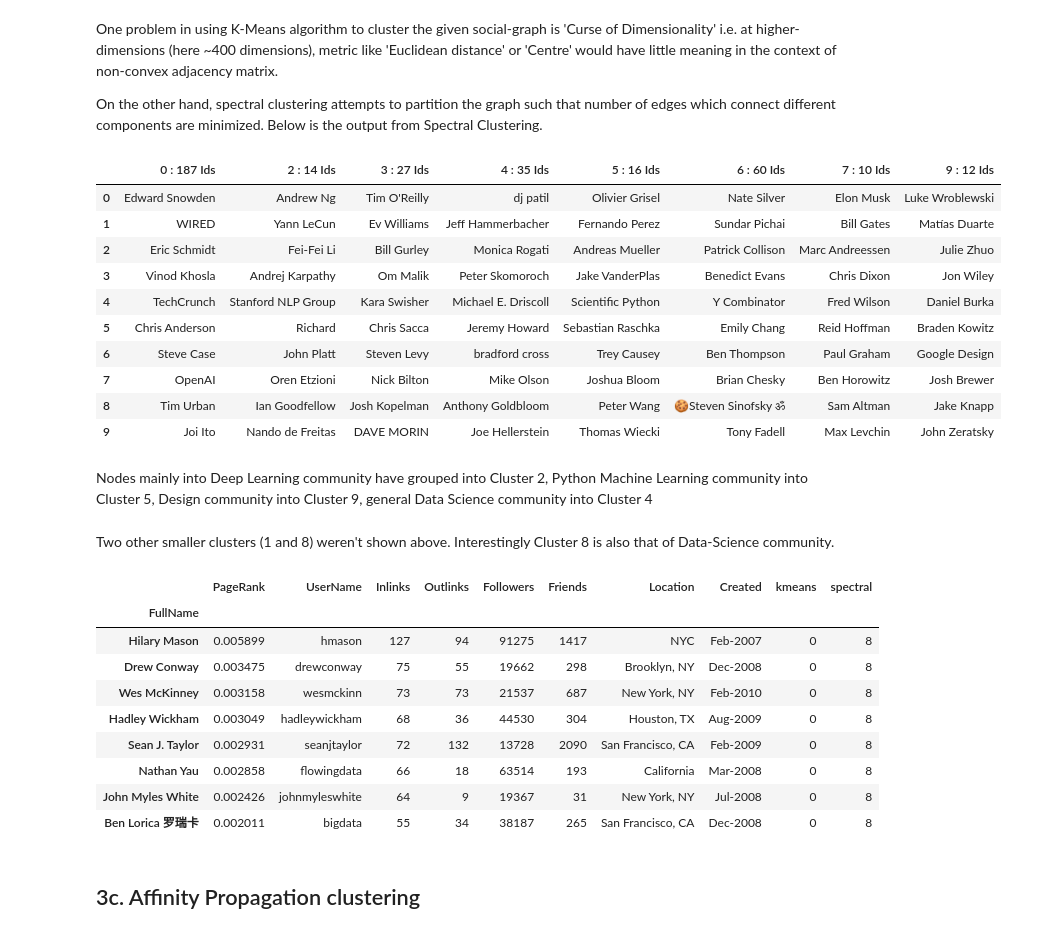
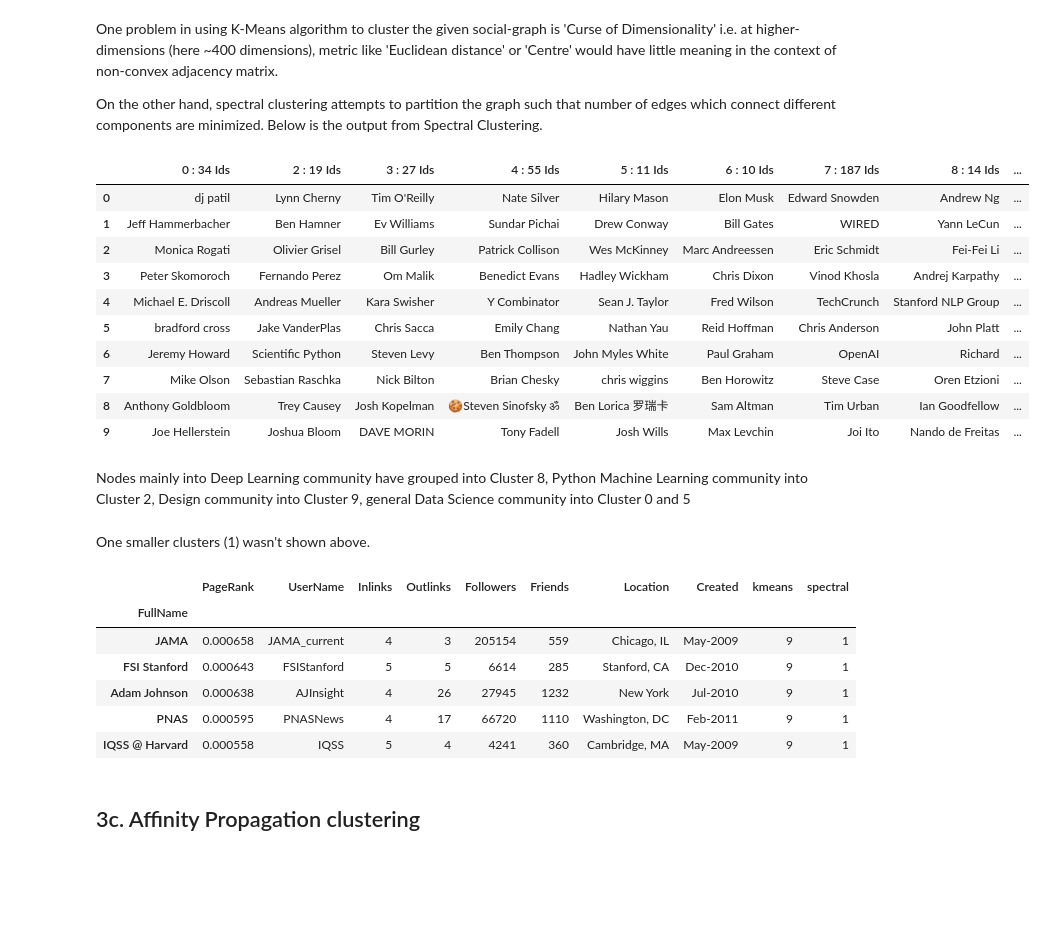
Before and after one commit to balaca/twitter_graph, a Jupyter notebook: Twitter_PageRankAnalysis.ipynb, the cells around one changed output. Saved outputs shown, nothing was run; the diff lists cells and outputs as text; code cells hidden in the pictures; blank space fills up the shorter version.

Commit message:
Code-Update Python 3

```diff
--- a/Twitter_PageRankAnalysis.ipynb
+++ b/Twitter_PageRankAnalysis.ipynb
@@ -73,8 +76,8 @@ api
 # %%
 # 'Self' and Friends of Self
 
-self_node =  api.GetUser(screen_name = self_screen_name)
-self_node_id = unicode(self_node.id)                        # Twitter Id of Self
+self_node    =  api.GetUser(screen_name = self_screen_name)
+self_node_id =  str(self_node.id)                      # Twitter Id of Self
 
 friends_of_self = api.GetFriendIDs(user_id = self_node_id,
                                    screen_name = self_screen_name ,
@@ -160,17 +163,18 @@ def lookup_in_cache(friendsIdsList):
 
     i = 0
     while (i < len(to_fetch_list) * 1./100):
-        print("Cache-Miss for " + str(len(to_fetch_list)) +  " nodes. Querying their Profiles.")
+        print("... Cache-Miss for " + str(len(to_fetch_list)) +  " nodes. Updating Cache...")
         low, high = i * 100, min( len(to_fetch_list), (i+1)*100 )  # UsersLookup api
         twitterObjectsList = api.UsersLookup(user_id = to_fetch_list[low:high])
 
-        temp = zip(*[( unicode(tempObject.screen_name),             #ScreenName
-                      tempObject.name.encode('utf-8').strip(),      #Name
-                      unicode(tempObject.followers_count),          #Followers
-                      unicode(tempObject.friends_count),            #Friends
-                      tempObject.location.encode('utf-8').strip(),  #Location
-                      tempObject.created_at.encode('utf-8').strip() #CreatedAt
+        temp = zip(*[( tempObject.screen_name,        #ScreenName
+                      tempObject.name,                #Name
+                      tempObject.followers_count,     #Followers
+                      tempObject.friends_count,       #Friends
+                      tempObject.location,            #Location
+                      tempObject.created_at           #CreatedAt
                      ) for tempObject in twitterObjectsList])
+        temp = list(temp)
 
         UserNameList    += list(temp[0])
         namesList       += list(temp[1])
@@ -199,7 +203,6 @@ def lookup_in_cache(friendsIdsList):
         cache = cache.append(delta_cache)
         cache.to_csv(cache_filename)
 
-    #cache = cache[['UserName', 'FullName', 'Followers_count','Friends_count', 'Location', 'Created_at' ]]
     return cache.loc[friendsIdsList]
 # %%
 # Display cluster-wise most-influential users, for the given clustering algo
@@ -410,7 +419,7 @@ K Means is a point-assignment based clustering-algorithm: here we start with k p
 Here we are more interested in clustering inherent in who-follows-me (network-driven) graph, rather than who-do-I-follow (self-driven). So the approach is to represent the nodes as Observations and whether other nodes follow them or not (1 or 0) as Features (One observation per row, and one feature per column) Thus the input matrix must be such that any value in cell implies whether node in the column follows node in the row.
 # %%
 from sklearn.cluster import KMeans
-est = KMeans(max_iter = 100000, n_clusters = n_clusters, n_init = 250, init='k-means++')
+est = KMeans(max_iter = 100000, n_clusters = n_clusters, n_init = 200, init='k-means++')
 results_df['kmeans'] = est.fit_predict(binaryMap_cfr)
 
 top_nodes_in_cluster(results_df.sort_values( by = 'PageRank', ascending =False),
@@ -436,44 +445,40 @@ On the other hand, spectral clustering attempts to partition the graph such that
 # %%
 from sklearn import cluster
 
-spectral = cluster.SpectralClustering(n_clusters=n_clusters,
+spectral = cluster.SpectralClustering(n_clusters=n_clusters,  n_init = 500,
                                           eigen_solver='arpack',
                                           affinity="nearest_neighbors")
 spectral.fit(binaryMap_cfr)
 results_df['spectral'] = spectral.labels_.astype(np.int)
 
 top_nodes_in_cluster(results_df.sort_values( by = 'PageRank', ascending =False),
                      'spectral', n_clusters)
 # %% [output]
-|  | 0 : 187 Ids | 2 : 14 Ids | 3 : 27 Ids | 4 : 35 Ids | 5 : 16 Ids | 6 : 60 Ids | 7 : 10 Ids | 9 : 12 Ids |
-| 0 | Edward Snowden | Andrew Ng | Tim O'Reilly | dj patil | Olivier Grisel | Nate Silver | Elon Musk | Luke Wroblewski |
-| 1 | WIRED | Yann LeCun | Ev Williams | Jeff Hammerbacher | Fernando Perez | Sundar Pichai | Bill Gates | Matías Duarte |
-| 2 | Eric Schmidt | Fei-Fei Li | Bill Gurley | Monica Rogati | Andreas Mueller | Patrick Collison | Marc Andreessen | Julie Zhuo |
-| 3 | Vinod Khosla | Andrej Karpathy | Om Malik | Peter Skomoroch | Jake VanderPlas | Benedict Evans | Chris Dixon | Jon Wiley |
-| 4 | TechCrunch | Stanford NLP Group | Kara Swisher | Michael E. Driscoll | Scientific Python | Y Combinator | Fred Wilson | Daniel Burka |
-| 5 | Chris Anderson | Richard | Chris Sacca | Jeremy Howard | Sebastian Raschka | Emily Chang | Reid Hoffman | Braden Kowitz |
-| 6 | Steve Case | John Platt | Steven Levy | bradford cross | Trey Causey | Ben Thompson | Paul Graham | Google Design |
-| 7 | OpenAI | Oren Etzioni | Nick Bilton | Mike Olson | Joshua Bloom | Brian Chesky | Ben Horowitz | Josh Brewer |
-| 8 | Tim Urban | Ian Goodfellow | Josh Kopelman | Anthony Goldbloom | Peter Wang | 🍪Steven Sinofsky ॐ | Sam Altman | Jake Knapp |
-| 9 | Joi Ito | Nando de Freitas | DAVE MORIN | Joe Hellerstein | Thomas Wiecki | Tony Fadell | Max Levchin | John Zeratsky |
+|  | 0 : 34 Ids | 2 : 19 Ids | 3 : 27 Ids | 4 : 55 Ids | 5 : 11 Ids | 6 : 10 Ids | 7 : 187 Ids | 8 : 14 Ids | ... |
+| 0 | dj patil | Lynn Cherny | Tim O'Reilly | Nate Silver | Hilary Mason | Elon Musk | Edward Snowden | Andrew Ng | ... |
+| 1 | Jeff Hammerbacher | Ben Hamner | Ev Williams | Sundar Pichai | Drew Conway | Bill Gates | WIRED | Yann LeCun | ... |
+| 2 | Monica Rogati | Olivier Grisel | Bill Gurley | Patrick Collison | Wes McKinney | Marc Andreessen | Eric Schmidt | Fei-Fei Li | ... |
+| 3 | Peter Skomoroch | Fernando Perez | Om Malik | Benedict Evans | Hadley Wickham | Chris Dixon | Vinod Khosla | Andrej Karpathy | ... |
+| 4 | Michael E. Driscoll | Andreas Mueller | Kara Swisher | Y Combinator | Sean J. Taylor | Fred Wilson | TechCrunch | Stanford NLP Group | ... |
+| 5 | bradford cross | Jake VanderPlas | Chris Sacca | Emily Chang | Nathan Yau | Reid Hoffman | Chris Anderson | John Platt | ... |
+| 6 | Jeremy Howard | Scientific Python | Steven Levy | Ben Thompson | John Myles White | Paul Graham | OpenAI | Richard | ... |
+| 7 | Mike Olson | Sebastian Raschka | Nick Bilton | Brian Chesky | chris wiggins | Ben Horowitz | Steve Case | Oren Etzioni | ... |
+| 8 | Anthony Goldbloom | Trey Causey | Josh Kopelman | 🍪Steven Sinofsky ॐ | Ben Lorica 罗瑞卡 | Sam Altman | Tim Urban | Ian Goodfellow | ... |
+| 9 | Joe Hellerstein | Joshua Bloom | DAVE MORIN | Tony Fadell | Josh Wills | Max Levchin | Joi Ito | Nando de Freitas | ... |
 # %% [markdown]
-Nodes mainly into Deep Learning community have grouped into Cluster 2, Python Machine Learning community into Cluster 5, Design community into Cluster 9, general Data Science community into Cluster 4
+Nodes mainly into Deep Learning community have grouped into Cluster 8, Python Machine Learning community into Cluster 2, Design community into Cluster 9, general Data Science community into Cluster 0 and 5
-# %% [markdown]
-Two other smaller clusters (1 and 8) weren't shown above.
-Interestingly Cluster 8 is also that of Data-Science community.
+# %% [markdown]
+One smaller clusters (1) wasn't shown above.
 # %%
-results_df [results_df['spectral'].isin([8])].sort_values(by = 'PageRank', ascending =False).set_index('FullName')
+results_df [results_df['spectral'].isin([1])].sort_values(by = 'PageRank', ascending =False).set_index('FullName').head()
 # %% [output]
 |  | PageRank | UserName | Inlinks | Outlinks | Followers | Friends | Location | Created | kmeans | spectral |
 | FullName |  |  |  |  |  |  |  |  |  |  |
-| Hilary Mason | 0.005899 | hmason | 127 | 94 | 91275 | 1417 | NYC | Feb-2007 | 0 | 8 |
-| Drew Conway | 0.003475 | drewconway | 75 | 55 | 19662 | 298 | Brooklyn, NY | Dec-2008 | 0 | 8 |
-| Wes McKinney | 0.003158 | wesmckinn | 73 | 73 | 21537 | 687 | New York, NY | Feb-2010 | 0 | 8 |
-| Hadley Wickham | 0.003049 | hadleywickham | 68 | 36 | 44530 | 304 | Houston, TX | Aug-2009 | 0 | 8 |
-| Sean J. Taylor | 0.002931 | seanjtaylor | 72 | 132 | 13728 | 2090 | San Francisco, CA | Feb-2009 | 0 | 8 |
-| Nathan Yau | 0.002858 | flowingdata | 66 | 18 | 63514 | 193 | California | Mar-2008 | 0 | 8 |
-| John Myles White | 0.002426 | johnmyleswhite | 64 | 9 | 19367 | 31 | New York, NY | Jul-2008 | 0 | 8 |
-| Ben Lorica 罗瑞卡 | 0.002011 | bigdata | 55 | 34 | 38187 | 265 | San Francisco, CA | Dec-2008 | 0 | 8 |
+| JAMA | 0.000658 | JAMA_current | 4 | 3 | 205154 | 559 | Chicago, IL | May-2009 | 9 | 1 |
+| FSI Stanford | 0.000643 | FSIStanford | 5 | 5 | 6614 | 285 | Stanford, CA | Dec-2010 | 9 | 1 |
+| Adam Johnson | 0.000638 | AJInsight | 4 | 26 | 27945 | 1232 | New York | Jul-2010 | 9 | 1 |
+| PNAS | 0.000595 | PNASNews | 4 | 17 | 66720 | 1110 | Washington, DC | Feb-2011 | 9 | 1 |
+| IQSS @ Harvard | 0.000558 | IQSS | 5 | 4 | 4241 | 360 | Cambridge, MA | May-2009 | 9 | 1 |
 # %% [markdown]
 ## 3c. Affinity Propagation clustering
 # %% [markdown]
```
Also changed, not shown: parts of 27 cells of this notebook.
